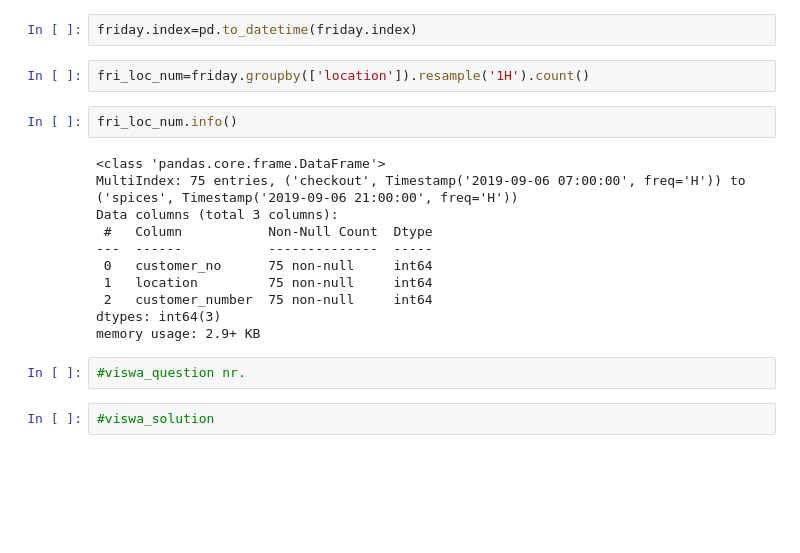
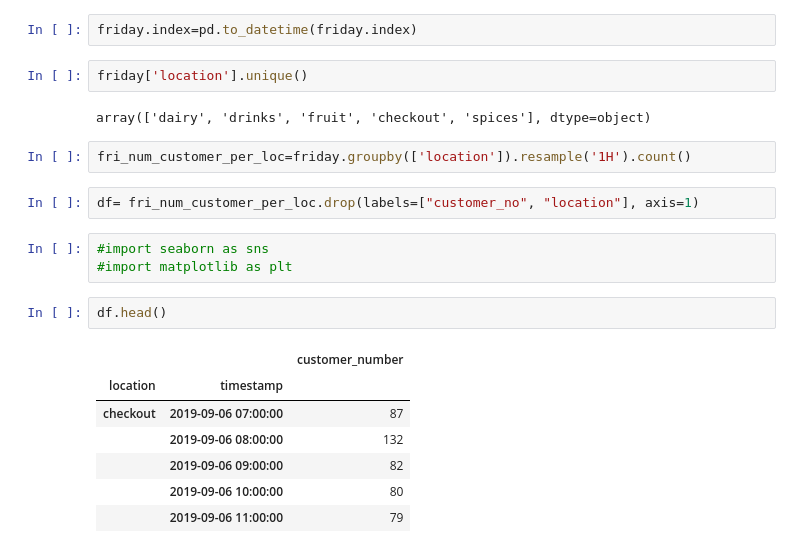
Before and after one commit to VRBysani/WeeK_08_project, a Jupyter notebook: 08_Week_Moh_Hayri_Viswa_Project.ipynb, the cells around one changed output. Saved outputs shown, nothing was run; the diff lists cells and outputs as text; blank space fills up the shorter version.

```diff
--- a/08_Week_Moh_Hayri_Viswa_Project.ipynb
+++ b/08_Week_Moh_Hayri_Viswa_Project.ipynb
@@ -94,22 +94,24 @@ friday.head()
 friday=friday.set_index('timestamp')
 # %%
 friday.index=pd.to_datetime(friday.index)
+# %%
+friday['location'].unique()
+# %% [output]
+array(['dairy', 'drinks', 'fruit', 'checkout', 'spices'], dtype=object)
 # %%
-fri_loc_num=friday.groupby(['location']).resample('1H').count()
+fri_num_customer_per_loc=friday.groupby(['location']).resample('1H').count()
 # %%
-fri_loc_num.info()
+df= fri_num_customer_per_loc.drop(labels=["customer_no", "location"], axis=1)
-# %% [output]
-<class 'pandas.core.frame.DataFrame'>
-MultiIndex: 75 entries, ('checkout', Timestamp('2019-09-06 07:00:00', freq='H')) to ('spices', Timestamp('2019-09-06 21:00:00', freq='H'))
-Data columns (total 3 columns):
- #   Column           Non-Null Count  Dtype
----  ------           --------------  -----
- 0   customer_no      75 non-null     int64
- 1   location         75 non-null     int64
- 2   customer_number  75 non-null     int64
-dtypes: int64(3)
-memory usage: 2.9+ KB
 # %%
-#viswa_question nr.
+#import seaborn as sns
+#import matplotlib as plt
-# %%
-#viswa_solution
+# %%
+df.head()
+# %% [output]
+|  |  | customer_number |
+| location | timestamp |  |
+| checkout | 2019-09-06 07:00:00 | 87 |
+|  | 2019-09-06 08:00:00 | 132 |
+|  | 2019-09-06 09:00:00 | 82 |
+|  | 2019-09-06 10:00:00 | 80 |
+|  | 2019-09-06 11:00:00 | 79 |
```
Also changed, not shown: parts of 5 cells of this notebook.
